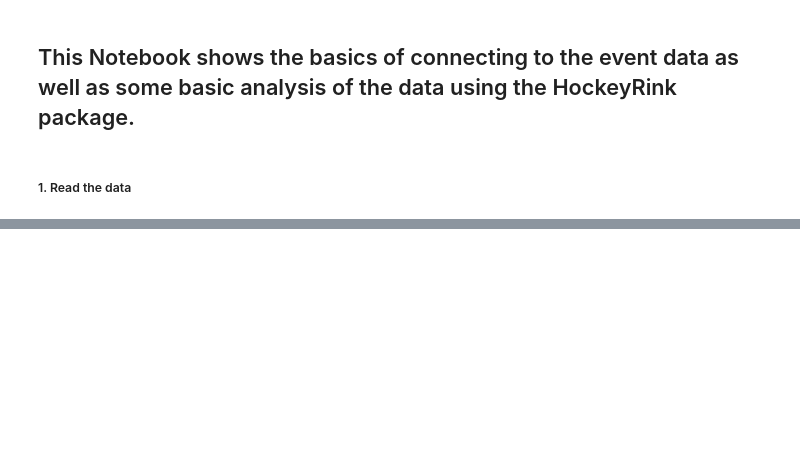
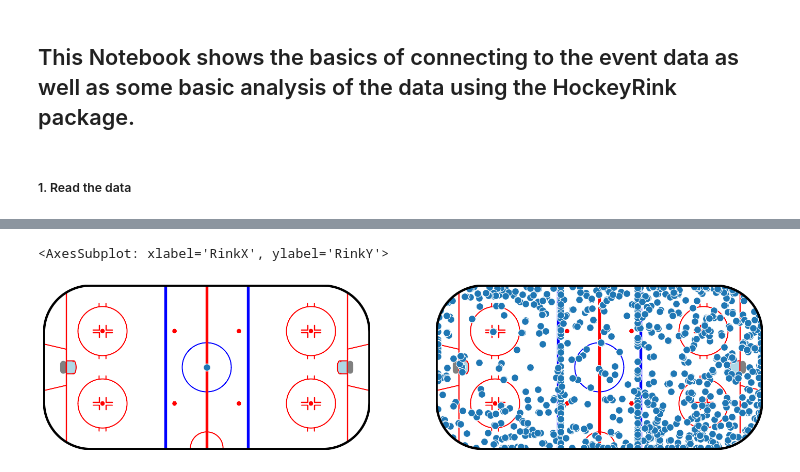
Before and after one commit to sportshackdays/Challenge-2-Find-the-Playmaker---Ice-Hockey-Data-Analytics-Next-Level, a Jupyter notebook: explore_the_data.ipynb, the cells around one changed output, grey strips where cells are left out. Cells and saved outputs as stored; diff of their text form; code cells hidden in the pictures; blank space fills up the shorter version.

```diff
--- a/explore_the_data.ipynb
+++ b/explore_the_data.ipynb
@@ -8,5 +12,5 @@ import hockey_rink as hr
 # %% [markdown]
 ##### 1. Read the data
 # %%
-#read in the data
-df = pd.read_csv('/data/events.csv')
+# read in the data
+df = pd.read_csv('data/events.csv')
@@ -14,0 +77,8 @@ FileNotFoundError: [Errno 2] No such file or directory: '/data/events.csv'
+# %%
+# plot all events on the rink
+fig, axs = plt.subplots(1, 2, figsize=(18, 8))
+rink.scatter("x", "y",  s=100, edgecolor="white", data=df, ax=axs[0])
+rink.plot_fn(sns.scatterplot, x="RinkX", y="RinkY", s=100, legend=False, data=df, ax=axs[1])
+# %% [output]
+<AxesSubplot: xlabel='RinkX', ylabel='RinkY'>
+[figure, added]
```
Also changed, not shown: parts of 14 cells of this notebook.
